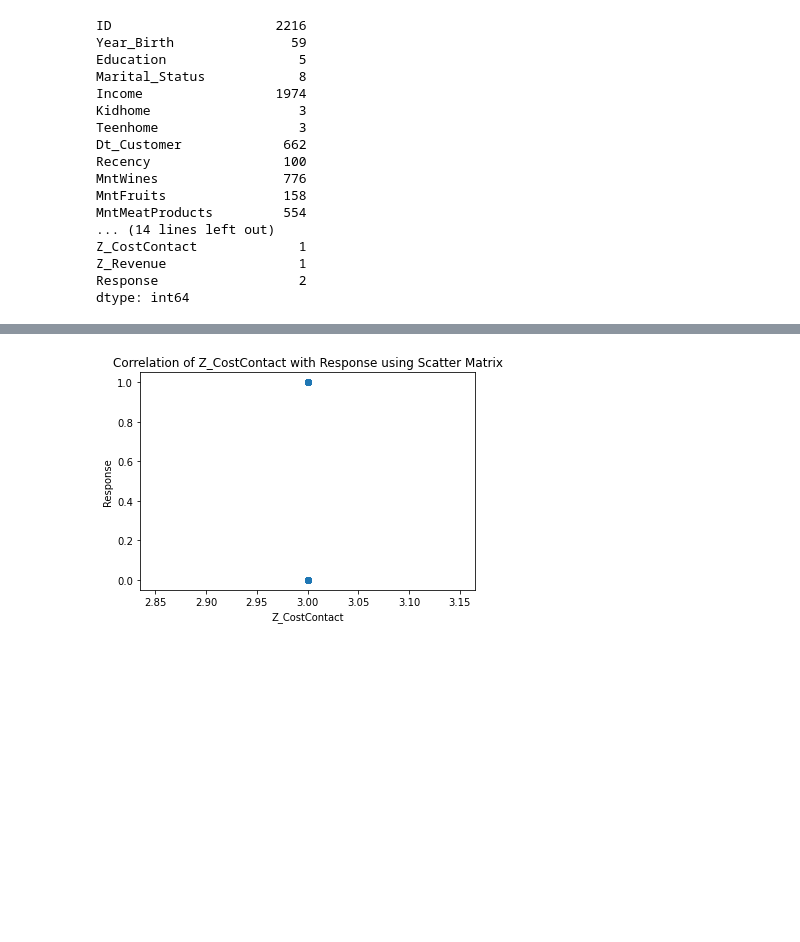
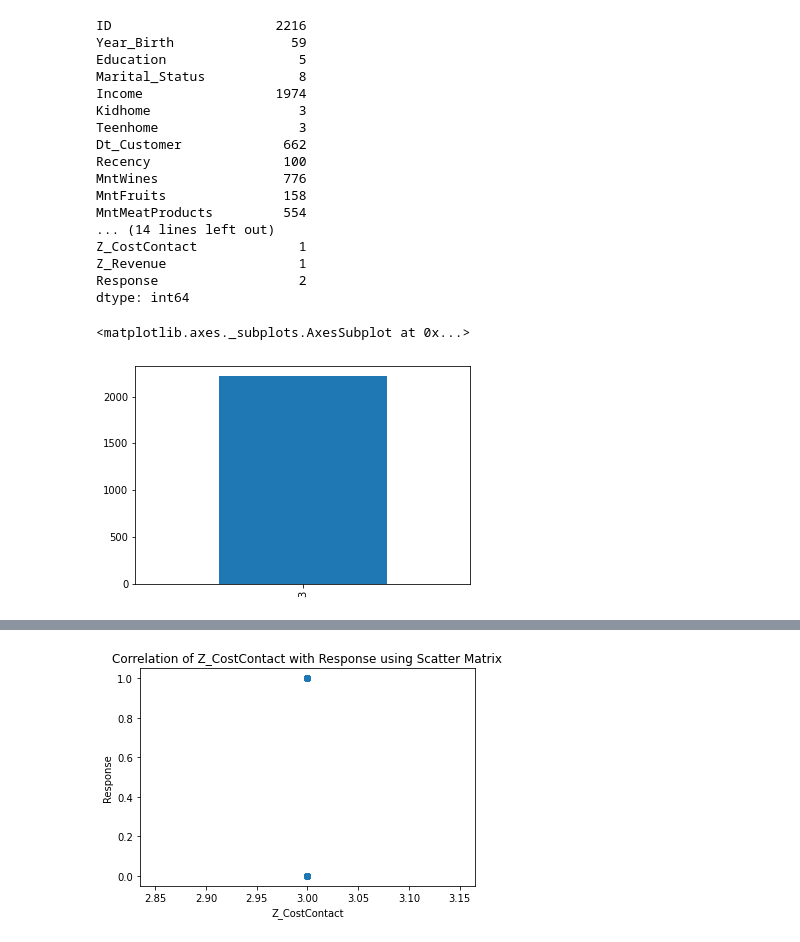
Before and after one commit to sifatnabil/Customer_Personality_Analysis, a Jupyter notebook: Customer_Personality_Analysis_(Data_Part)_.ipynb, the cells around one changed output, grey strips where cells are left out. Cells and saved outputs as stored; diff of their text form; code cells hidden in the pictures; blank space fills up the shorter version.

```diff
--- a/Customer_Personality_Analysis_(Data_Part)_.ipynb
+++ b/Customer_Personality_Analysis_(Data_Part)_.ipynb
@@ -155,3 +157,8 @@ Z_CostContact             1
 Z_Revenue                 1
 Response                  2
 dtype: int64
+# %%
+df.Z_CostContact.value_counts().plot(kind = 'bar')
+# %% [output]
+<matplotlib.axes._subplots.AxesSubplot at 0x...>
+[figure, added]
```
Also changed, not shown: parts of 39 cells of this notebook.
